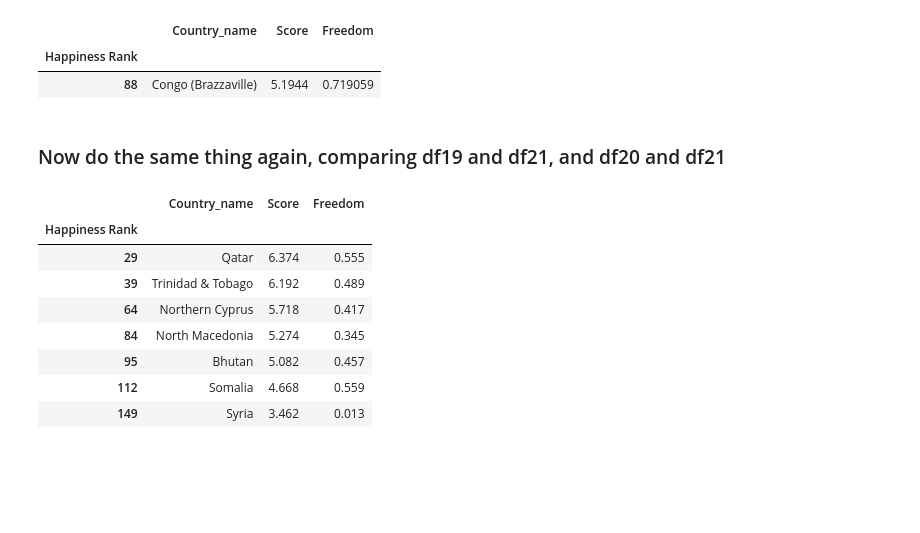
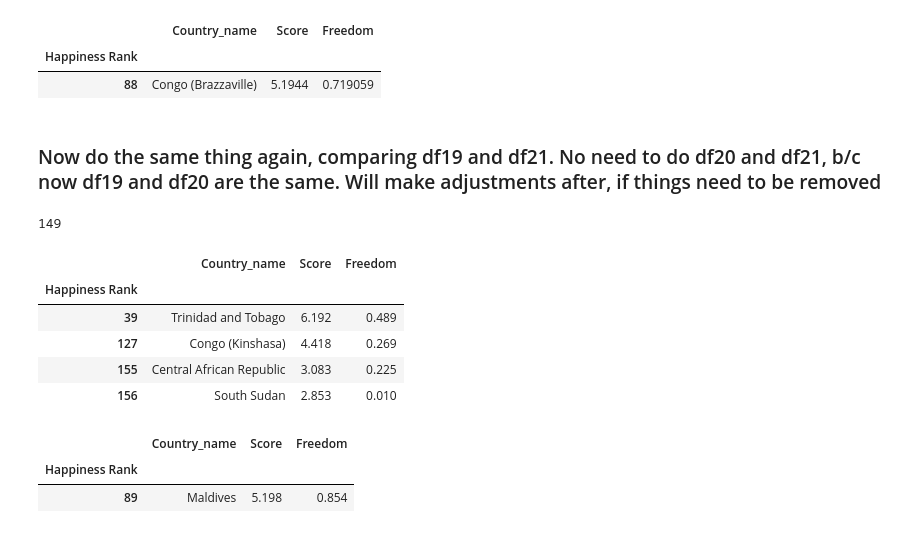
Before and after one commit to torrancefredell/Forge-Launch-Project, a Jupyter notebook: Forge Launch Project.ipynb, the cells around one changed output. Saved outputs shown, nothing was run; the diff lists cells and outputs as text; code cells hidden in the pictures; blank space fills up the shorter version.

```diff
--- a/Forge Launch Project.ipynb
+++ b/Forge Launch Project.ipynb
@@ -194,20 +194,29 @@ newdf20.iloc[[86]] # Quick check to make sure this is different now; should be C
 | Happiness Rank |  |  |  |
 | 88 | Congo (Brazzaville) | 5.1944 | 0.719059 |
 # %% [markdown]
-### Now do the same thing again, comparing df19 and df21, and df20 and df21
+### Now do the same thing again, comparing df19 and df21. No need to do df20 and df21, b/c now df19 and df20 are the same. Will make adjustments after, if things need to be removed
+# %%
+len(df21)
+# This tells me that some things will need to be removed from df19 and df20 -- in retrospect I would have done this
+# comparison first, since df21 is the shortest DataFrame.
+# %% [output]
+149
 # %%
 ## CHANGE ME
-common = df19.merge(df20, on=["Country_name"])
-result = df19[~df19.Country_name.isin(common.Country_name)]
-result2 = df20[~df20.Country_name.isin(common.Country_name)]
+common2 = newdf19.merge(df21, on=["Country_name"])
+result = newdf19[~newdf19.Country_name.isin(common2.Country_name)]
 result
 # %% [output]
 |  | Country_name | Score | Freedom |
 | Happiness Rank |  |  |  |
-| 29 | Qatar | 6.374 | 0.555 |
-| 39 | Trinidad & Tobago | 6.192 | 0.489 |
-| 64 | Northern Cyprus | 5.718 | 0.417 |
-| 84 | North Macedonia | 5.274 | 0.345 |
-| 95 | Bhutan | 5.082 | 0.457 |
-| 112 | Somalia | 4.668 | 0.559 |
-| 149 | Syria | 3.462 | 0.013 |
+| 39 | Trinidad and Tobago | 6.192 | 0.489 |
+| 127 | Congo (Kinshasa) | 4.418 | 0.269 |
+| 155 | Central African Republic | 3.083 | 0.225 |
+| 156 | South Sudan | 2.853 | 0.010 |
+# %%
+result2 = df21[~df21.Country_name.isin(common2.Country_name)]
+result2
+# %% [output]
+|  | Country_name | Score | Freedom |
+| Happiness Rank |  |  |  |
+| 89 | Maldives | 5.198 | 0.854 |
```
Also changed, not shown: parts of 11 cells of this notebook.
